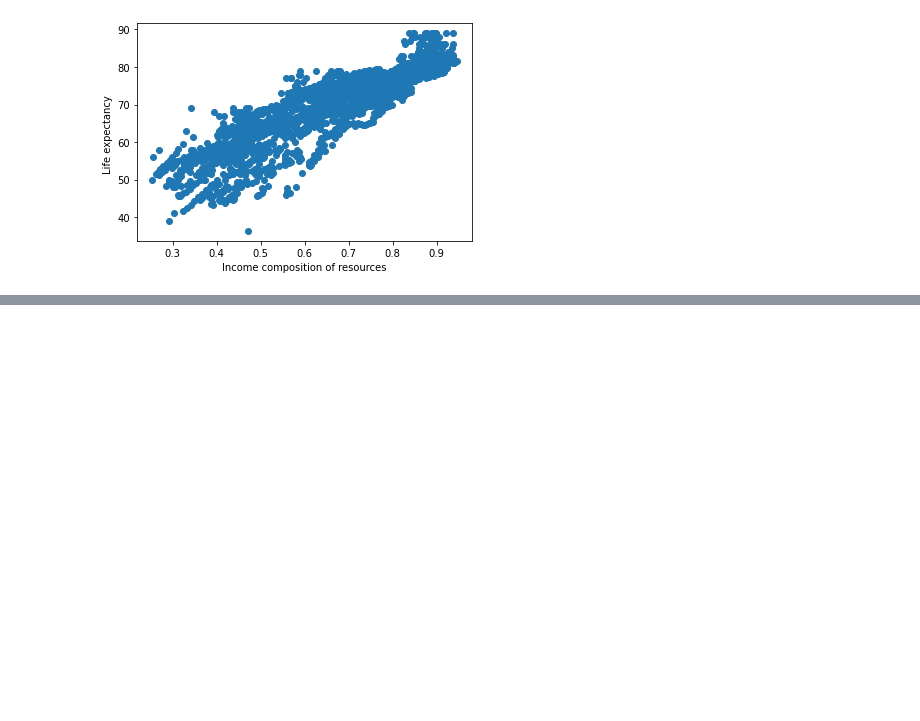
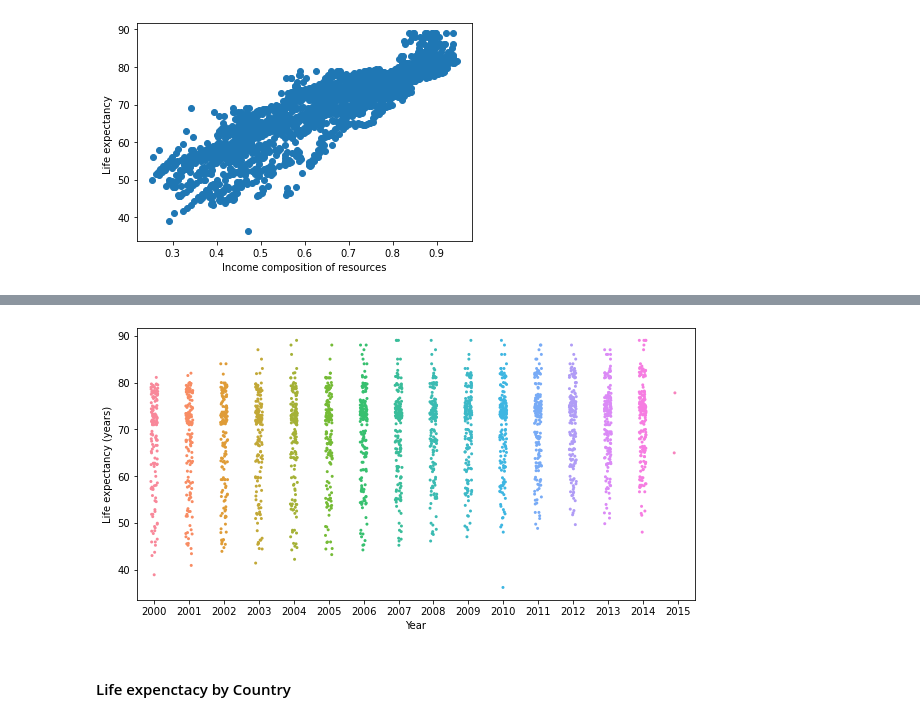
Before and after one commit to lgpatruyo/Life-Expectancy-Project-WHO-, a Jupyter notebook: WHO_Kaggle.ipynb, the cells around one changed output, grey strips where cells are left out. Cells and saved outputs as stored; diff of their text form; code cells hidden in the pictures; blank space fills up the shorter version.

```diff
--- a/WHO_Kaggle.ipynb
+++ b/WHO_Kaggle.ipynb
@@ -219,0 +233,10 @@ plt.show()
+# %%
+f, ax = plt.subplots(figsize=(10, 5))
+
+sns.stripplot(x='Year',y ='Life expectancy ',data = df_new, size =3, jitter = True)
+plt.ylabel('Life expectancy (years)')
+plt.show()
+# %% [output]
+[figure, added]
+# %% [markdown]
+#### Life expenctacy by Country
```
Also changed, not shown: parts of 38 cells of this notebook.
